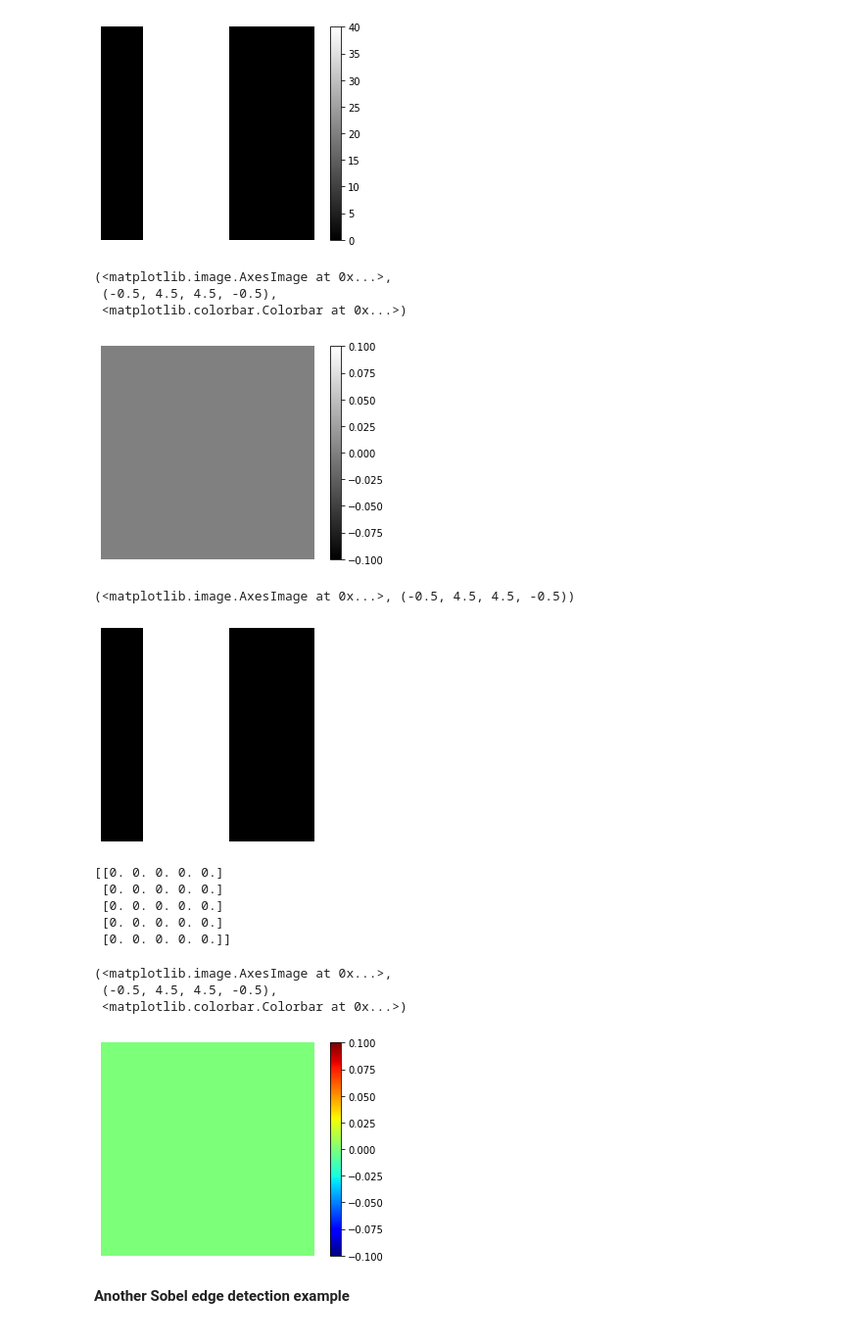
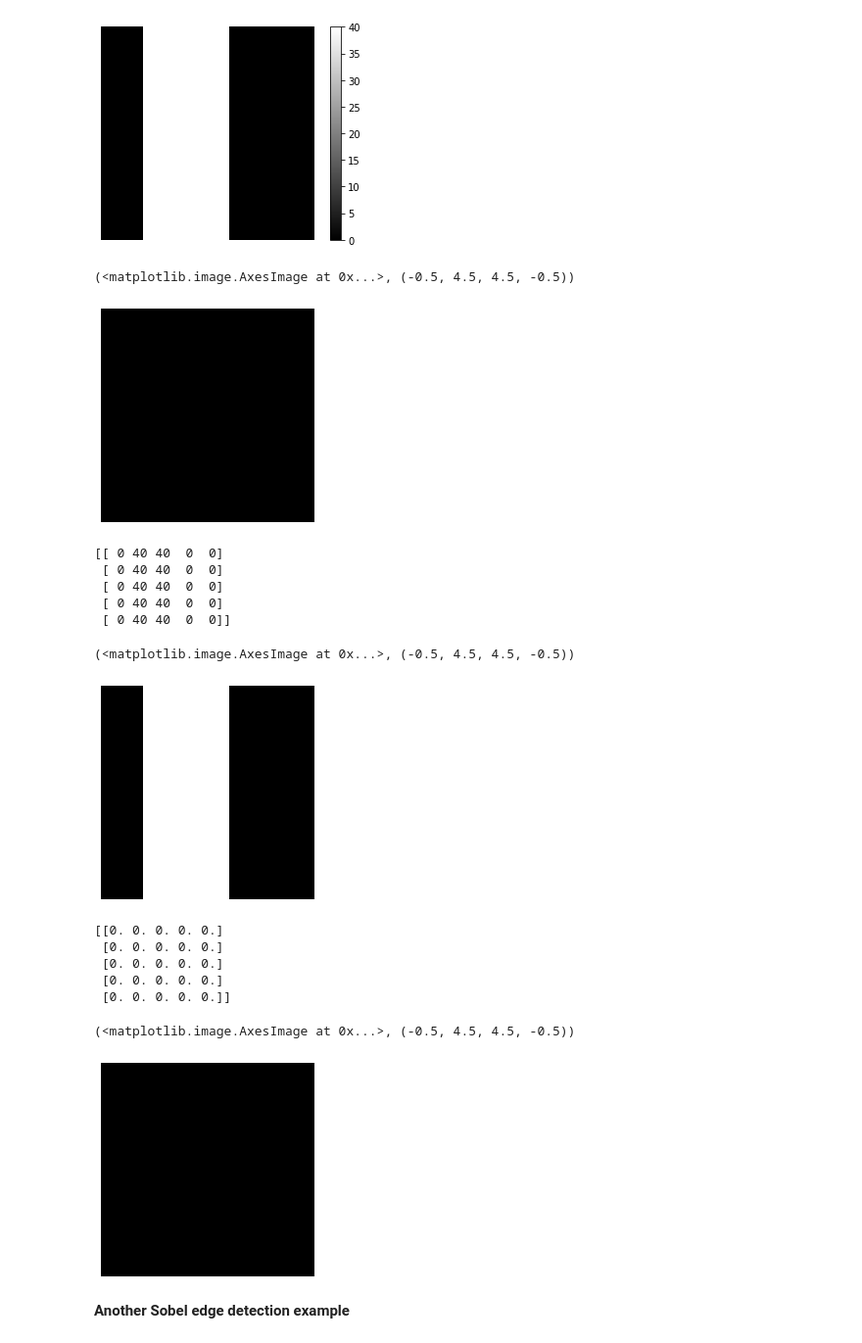
Before and after one commit to myconcordia/COMP478, a Jupyter notebook: EdgeDetection.ipynb, the cells around one changed output. Shown at 98% size. Saved outputs shown, nothing was run; the diff lists cells and outputs as text; code cells hidden in the pictures.

```diff
--- a/EdgeDetection.ipynb
+++ b/EdgeDetection.ipynb
@@ -380,16 +385,20 @@ plt.imshow(G,'gray'), plt.axis('off')
 # %% [markdown]
 **Using border values to pad the image (default)**
 # %%
-I = np.array([[0, 0, 10, 10, 10], [0, 0, 10, 10, 10], [0, 0, 10, 10, 10], [0, 0, 10, 10, 10], [0, 0, 10, 10, 10]])
+I = np.array([[0, 0, 10, 10, 10],
+              [0, 0, 10, 10, 10],
+              [0, 0, 10, 10, 10],
+              [0, 0, 10, 10, 10],
+              [0, 0, 10, 10, 10]])
 I = np.uint8(I)
 # 3x3 sobel filters for edge detection
-sobel_x = np.array([[ -1, 0, 1],
-                    [ -2, 0, 2],
-                    [ -1, 0, 1]])
+sobel_x = np.array([[-1, 0, 1],
+                    [-2, 0, 2],
+                    [-1, 0, 1]])
 
-sobel_y = np.array([[ -1, -2, -1],
-                    [  0,  0,  0],
-                    [  1,  2,  1]])
+sobel_y = np.array([[-1, -2, -1],
+                    [0,  0,  0],
+                    [1,  2,  1]])
 
 # Filter the blurred grayscale images using filter2D with border values to pad the image (default).
 Sobelx = cv2.filter2D(I, cv2.CV_64F, sobel_x)
@@ -431,36 +440,38 @@ plt.imshow(Gx,'gray'), plt.axis('off'), plt.colorbar()
 # Display Sobel Edge Detection Images on the y-axis (horizontal edges)
 #Gy = np.abs(Sobely)
 Gy = cv2.convertScaleAbs(Sobely)
-plt.imshow(Gy,'gray'), plt.axis('off'), plt.colorbar()
+plt.imshow(Gy, 'gray'), plt.axis('off')
 # %% [output]
-(<matplotlib.image.AxesImage at 0x...>,
- (-0.5, 4.5, 4.5, -0.5),
- <matplotlib.colorbar.Colorbar at 0x...>)
+(<matplotlib.image.AxesImage at 0x...>, (-0.5, 4.5, 4.5, -0.5))
-[figure, old version]
+[figure, new version]
 # %%
 # Display Gradient Magnitude
 G = Gx + Gy
+print(G)
 plt.imshow(G,'gray'), plt.axis('off')
 # %% [output]
-(<matplotlib.image.AxesImage at 0x...>, (-0.5, 4.5, 4.5, -0.5))
+[[ 0 40 40  0  0]
+ [ 0 40 40  0  0]
+ [ 0 40 40  0  0]
+ [ 0 40 40  0  0]
+ [ 0 40 40  0  0]]
+(<matplotlib.image.AxesImage at 0x...>, (-0.5, 4.5, 4.5, -0.5))
 [figure]
 # %%
-# Compute the gradient orientation
+# Compute the gradient orientation (% 180 is the modulo operation)
 orientation = np.arctan2(Sobely, Sobelx) * (180 / np.pi) % 180
 print(orientation)
 
 #orientation = cv2.convertScaleAbs(orientation)
-plt.imshow(orientation,'jet'), plt.axis('off'), plt.colorbar()
+plt.imshow(orientation,'gray'), plt.axis('off')
 # %% [output]
 [[0. 0. 0. 0. 0.]
  [0. 0. 0. 0. 0.]
  [0. 0. 0. 0. 0.]
  [0. 0. 0. 0. 0.]
  [0. 0. 0. 0. 0.]]
-(<matplotlib.image.AxesImage at 0x...>,
- (-0.5, 4.5, 4.5, -0.5),
- <matplotlib.colorbar.Colorbar at 0x...>)
+(<matplotlib.image.AxesImage at 0x...>, (-0.5, 4.5, 4.5, -0.5))
-[figure, old version]
+[figure, new version]
 # %% [markdown]
 **Another Sobel edge detection example**
 # %%
```
Also changed, not shown: parts of 53 cells of this notebook.
